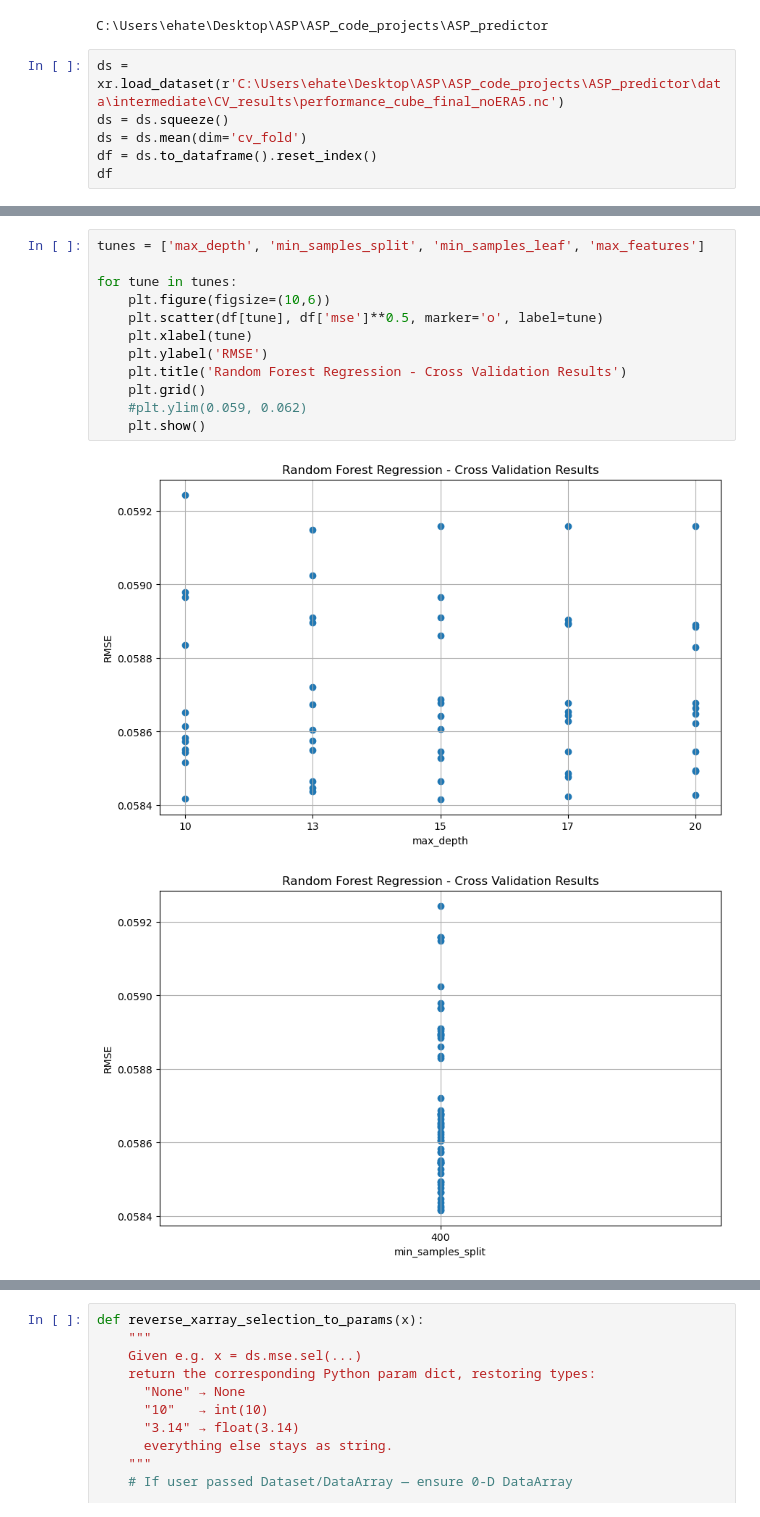
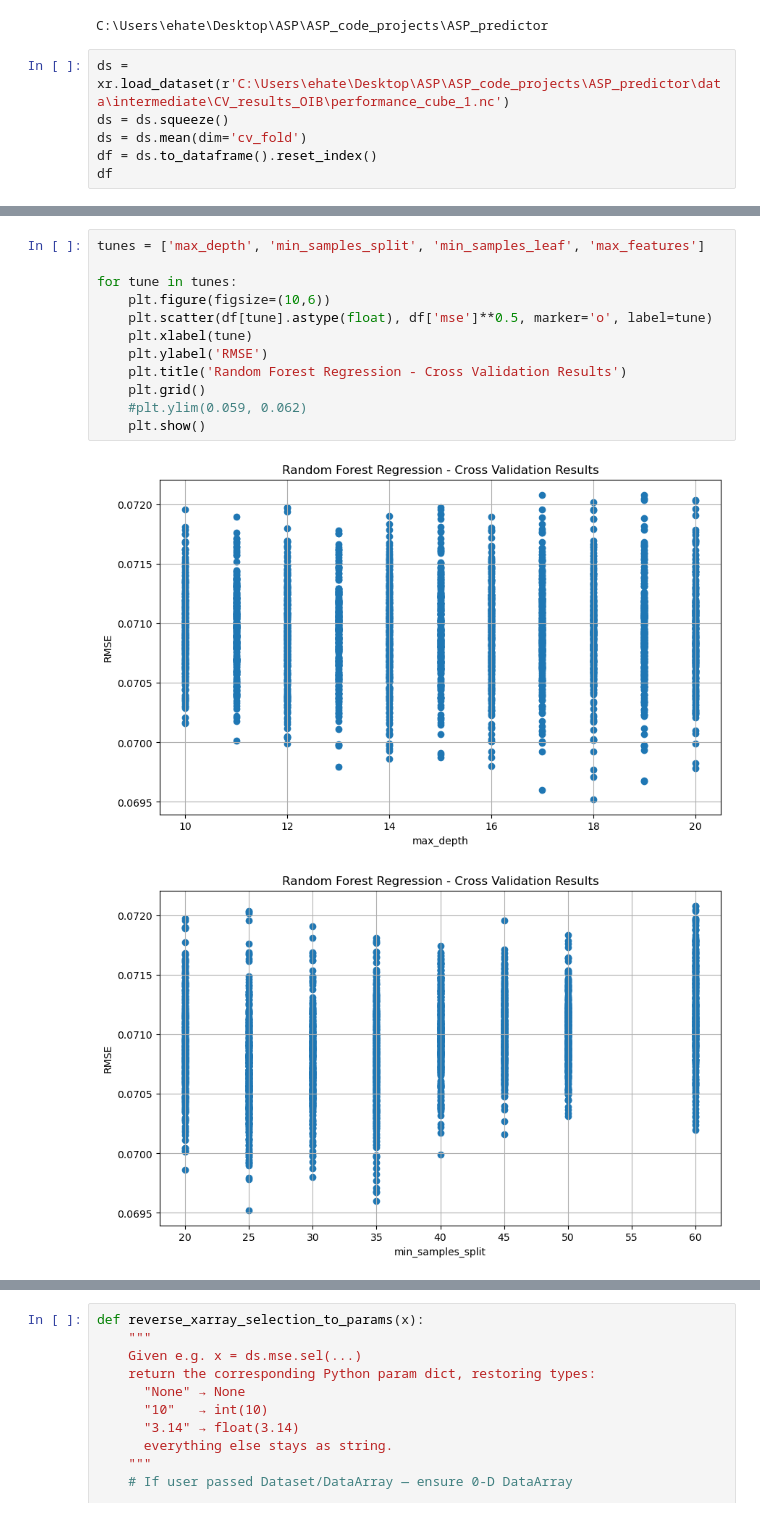
Before and after one commit to EHTellefsen/Arctic_Snow_Products, a Jupyter notebook: notebooks/cross_val_testing.ipynb, the cells around one changed output, grey strips where cells are left out. Drawn from its saved outputs; the diff is of its cells as text.

```diff
--- a/notebooks/cross_val_testing.ipynb
+++ b/notebooks/cross_val_testing.ipynb
@@ -11,7 +11,7 @@ import numpy as np
 # %% [output]
 C:\Users\ehate\Desktop\ASP\ASP_code_projects\ASP_predictor
 # %%
-ds = xr.load_dataset(r'C:\Users\ehate\Desktop\ASP\ASP_code_projects\ASP_predictor\data\intermediate\CV_results\performance_cube_final_noERA5.nc')
+ds = xr.load_dataset(r'C:\Users\ehate\Desktop\ASP\ASP_code_projects\ASP_predictor\data\intermediate\CV_results_OIB\performance_cube_1.nc')
 ds = ds.squeeze()
 ds = ds.mean(dim='cv_fold')
 df = ds.to_dataframe().reset_index()
@@ -37,15 +33,15 @@ df
 # %%
 tunes = ['max_depth', 'min_samples_split', 'min_samples_leaf', 'max_features']
 
 for tune in tunes:
     plt.figure(figsize=(10,6))
-    plt.scatter(df[tune], df['mse']**0.5, marker='o', label=tune)
+    plt.scatter(df[tune].astype(float), df['mse']**0.5, marker='o', label=tune)
     plt.xlabel(tune)
     plt.ylabel('RMSE')
     plt.title('Random Forest Regression - Cross Validation Results')
     plt.grid()
     #plt.ylim(0.059, 0.062)
     plt.show()
 # %% [output]
-[figure, old version]
+[figure, new version]
-[figure, old version]
+[figure, new version]
```
Also changed, not shown: parts of 6 cells of this notebook, 18 other files.
